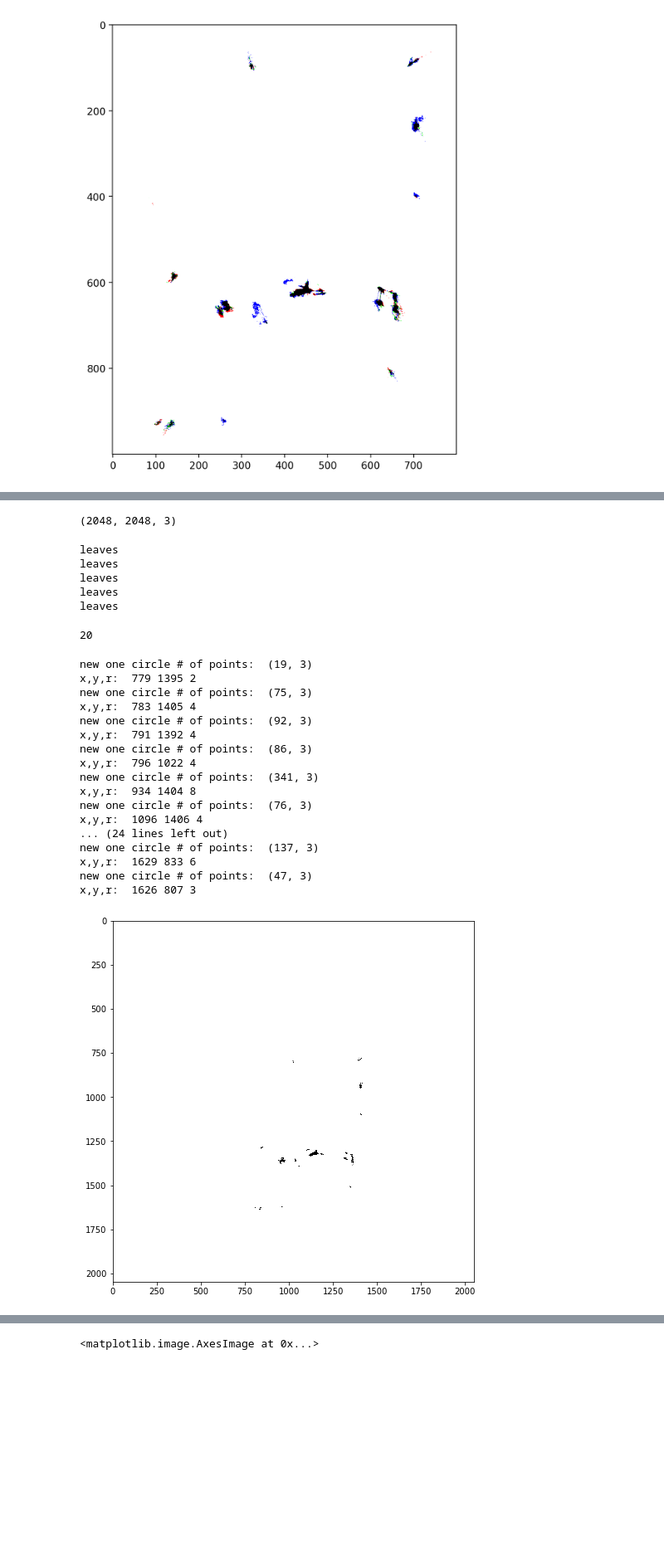
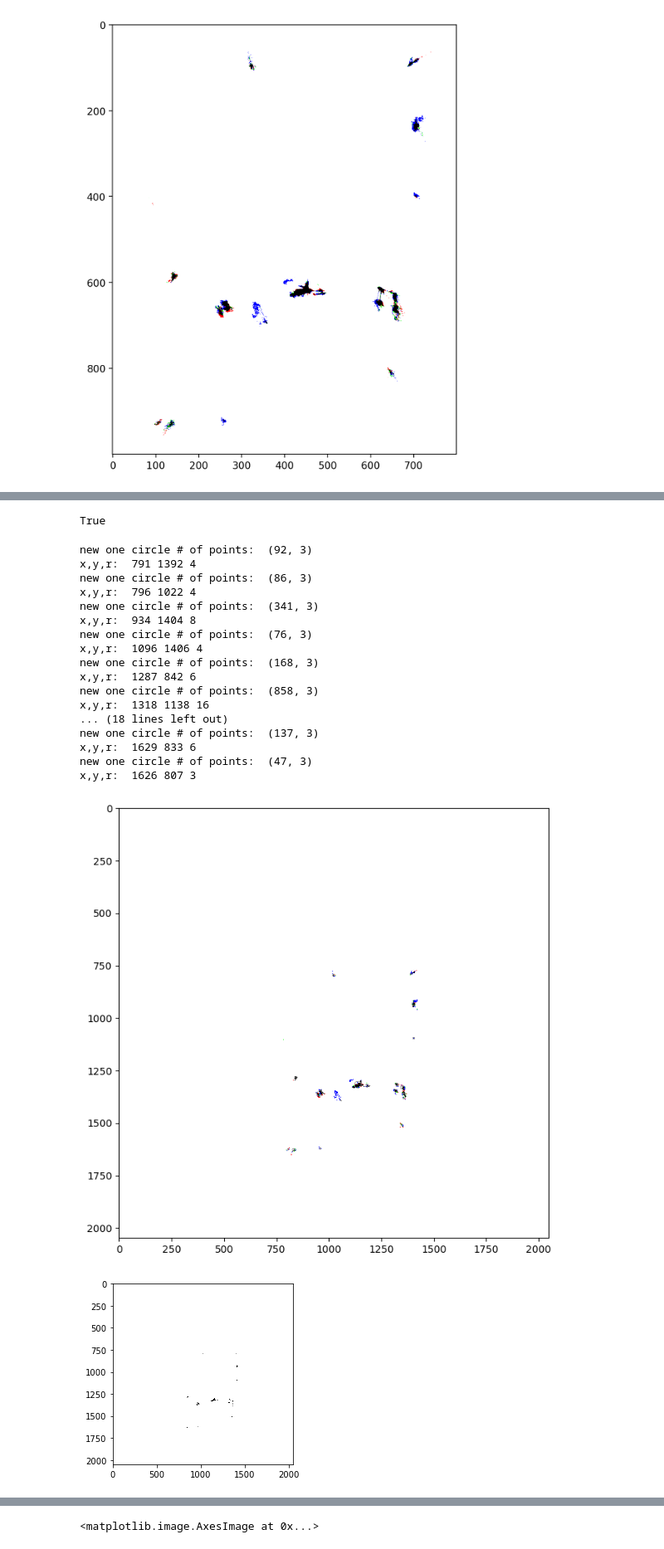
Before and after one commit to Chen-Yu-Qiang/mapping_explorer, a Jupyter notebook: jupyterNotebook/accumulate_map.ipynb, the cells around one changed output, grey strips where cells are left out. Shown: that part at 83% size. Drawn from its saved outputs; the diff is of its cells as text; code cells hidden in the pictures; blank space fills up the shorter version.

```diff
--- a/jupyterNotebook/accumulate_map.ipynb
+++ b/jupyterNotebook/accumulate_map.ipynb
@@ -53,5 +58,5 @@ def morph_map(raw_pgm_binary):
 #     subplot.imshow(cv2.cvtColor(raw_pgm, cv2.COLOR_BGR2RGB))
 #     subplot = fig.add_subplot(122)
 #     subplot.imshow(cv2.cvtColor(raw_pgm_binary, cv2.COLOR_BGR2RGB))
-    plt.imshow(cv2.cvtColor(raw_pgm_binary[700:1700,700:1500], cv2.COLOR_BGR2RGB))
+#     plt.imshow(cv2.cvtColor(raw_pgm_binary[700:1700,700:1500], cv2.COLOR_BGR2RGB))
     return raw_pgm_binary
@@ -58,7 +99,21 @@ def morph_map(raw_pgm_binary):
 # %%
 raw_pgm_binary_all = np.zeros(raw_pgm_35.shape,dtype=np.uint8) + 255
-mask = np.logical_or(raw_pgm_35==0, raw_pgm_57==0)
-mask = np.logical_or(mask, raw_pgm_79==0)
+mask = np.logical_or( np.logical_or(raw_pgm_35==0, raw_pgm_57==0), raw_pgm_79==0 )
 raw_pgm_binary_all[mask]=0
 morph_pgm_binary_all = morph_map(raw_pgm_binary_all)
+
+file_path = '/home/ncslaber/110-1/211002_allLibrary/2021-10-02-17-29-15/1116_test2_after_preprocess/'
+tmp_raw_pgm = cv2.imread(file_path+"raw_modified_700-1700_700-1500.png")
+tmp_raw_pgm = cv2.cvtColor(tmp_raw_pgm, cv2.COLOR_RGB2GRAY)
+morph_pgm_binary_all[700:1700,700:1500] = tmp_raw_pgm
+fig1,ax1 = plt.subplots(figsize=(8,8),dpi=300)
+plt.imshow(cv2.cvtColor(morph_pgm_binary_all, cv2.COLOR_BGR2RGB))
+plt.show()
+
+tmp = np.zeros(raw_pgm_35.shape,dtype=np.uint8)
+tmp[morph_pgm_binary_all==0]=255
+num_objects, labels = cv2.connectedComponents(tmp)
+filter_labels_list, trunk_label_dict = filter_labels(num_objects, labels)
+print('>>>># of raw objects:',num_objects)
+num_objects,labels.shape, trunk_label_dict
 # %% [output]
@@ -81,9 +141,0 @@ status = {}
-# %%
-num_objects, labels = cv2.connectedComponents(tmp)
-for i in range(num_objects):
-    tmp = np.zeros(raw_pgm_35.shape,dtype=np.uint8) + 255
-    tmp[labels==i] = 0
-    fig3, ax3 = plt.subplots(figsize=(4, 4),dpi=200)
-    plt.imshow(tmp[700:1700,700:1500])
-    plt.title(i)
-    plt.show()
@@ -118,19 +142,10 @@ def filter_labels(num_objects, labels):
-# %%
-accu_map.shape
-# %% [output]
-(2048, 2048, 3)
-# %%
-filter_labels_list, trunk_label_dict = filter_labels(num_objects, labels)
-len(filter_labels_list), filter_labels_list
-# %% [output]
-leaves
-leaves
-leaves
-leaves
-leaves
-20
+# %%
+cv2.imwrite('/home/ncslaber/110-1/211002_allLibrary/2021-10-02-17-29-15/1116_test2_after_preprocess/raw_modified.png', morph_pgm_binary_all)
+# np.save('/home/ncslaber/110-1/211002_allLibrary/2021-10-02-17-29-15/1116_test2_after_preprocess/raw_modified',morph_pgm_binary_all)
+# %% [output]
+True
 # %%
-def get_matched_circle(raw_pgm_binary, filter_labels_list):
+def get_matched_circle(raw_pgm_binary, filter_labels_list, tmp_color):
     centroid_rawList = []
     circle_bd = np.zeros(raw_pgm_binary.shape, dtype=np.uint8)
     for i in filter_labels_list:
@@ -154,6 +169,7 @@ def get_matched_circle(raw_pgm_binary, filter_labels_list):
         centroid_rawList.append((int(centre_x+0.5),int(centre_y+0.5),int(radius_r+0.5)))
 
         cv2.circle(circle_bd,(int(centre_y), int(centre_x)), int(radius_r+0.5), 150, 2)
+        cv2.circle(tmp_color,(int(centre_y), int(centre_x)), int(radius_r+0.5), (150,150,150), 2)
         # cv2.putText(circle_bd, #numpy array on which text is written
         #             str(int(centre_x))+','+str(int(centre_y))+','+str(int(radius_r)), #text
         #             (int(centre_y)-20,int(centre_x)-20), #position at which writing has to start
@@ -164,29 +180,34 @@ def get_matched_circle(raw_pgm_binary, filter_labels_list):
 #         cv2.imshow('circle_bd',circle_bd)
 #         cv2.waitKey(100)
     circle_bd[raw_pgm_binary==255]=255
-    fig1,ax1 = plt.subplots(figsize=(8,8))
+    fig1,ax1 = plt.subplots(figsize=(8,8),dpi=100)
+    plt.imshow(cv2.cvtColor(tmp_color, cv2.COLOR_BGR2RGB))
+    plt.show()
     plt.imshow(cv2.cvtColor(circle_bd, cv2.COLOR_BGR2RGB))
+    plt.show()
 #     cv2.imwrite(file_path+'raw_circle_bd.png', circle_bd)
 
     return centroid_rawList
 # %%
-centroid_rawList = get_matched_circle(morph_pgm_binary_all, filter_labels_list)
+tmp_color = copy.deepcopy(accu_map)
+centroid_rawList = get_matched_circle(morph_pgm_binary_all, filter_labels_list, tmp_color)
 # %% [output]
-new one circle # of points:  (19, 3)
-x,y,r:  779 1395 2
-new one circle # of points:  (75, 3)
-x,y,r:  783 1405 4
 new one circle # of points:  (92, 3)
 x,y,r:  791 1392 4
 new one circle # of points:  (86, 3)
 x,y,r:  796 1022 4
 new one circle # of points:  (341, 3)
 x,y,r:  934 1404 8
 new one circle # of points:  (76, 3)
 x,y,r:  1096 1406 4
-... (24 lines left out)
+new one circle # of points:  (168, 3)
+x,y,r:  1287 842 6
+new one circle # of points:  (858, 3)
+x,y,r:  1318 1138 16
+... (18 lines left out)
 new one circle # of points:  (137, 3)
 x,y,r:  1629 833 6
 new one circle # of points:  (47, 3)
 x,y,r:  1626 807 3
-[figure, old version]
+[figure, new version]
+[figure, added]
```
Also changed, not shown: parts of 25 cells of this notebook, 4 other files.
